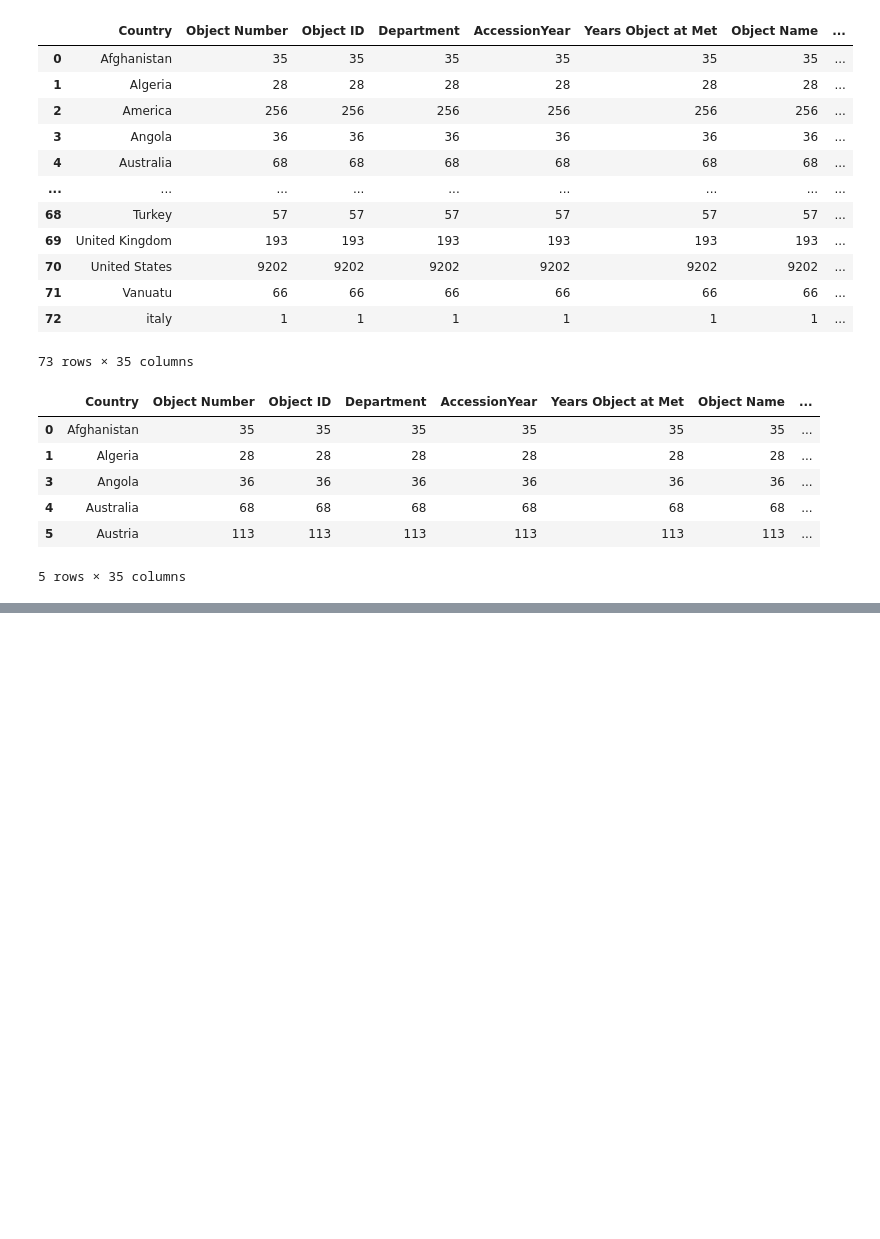
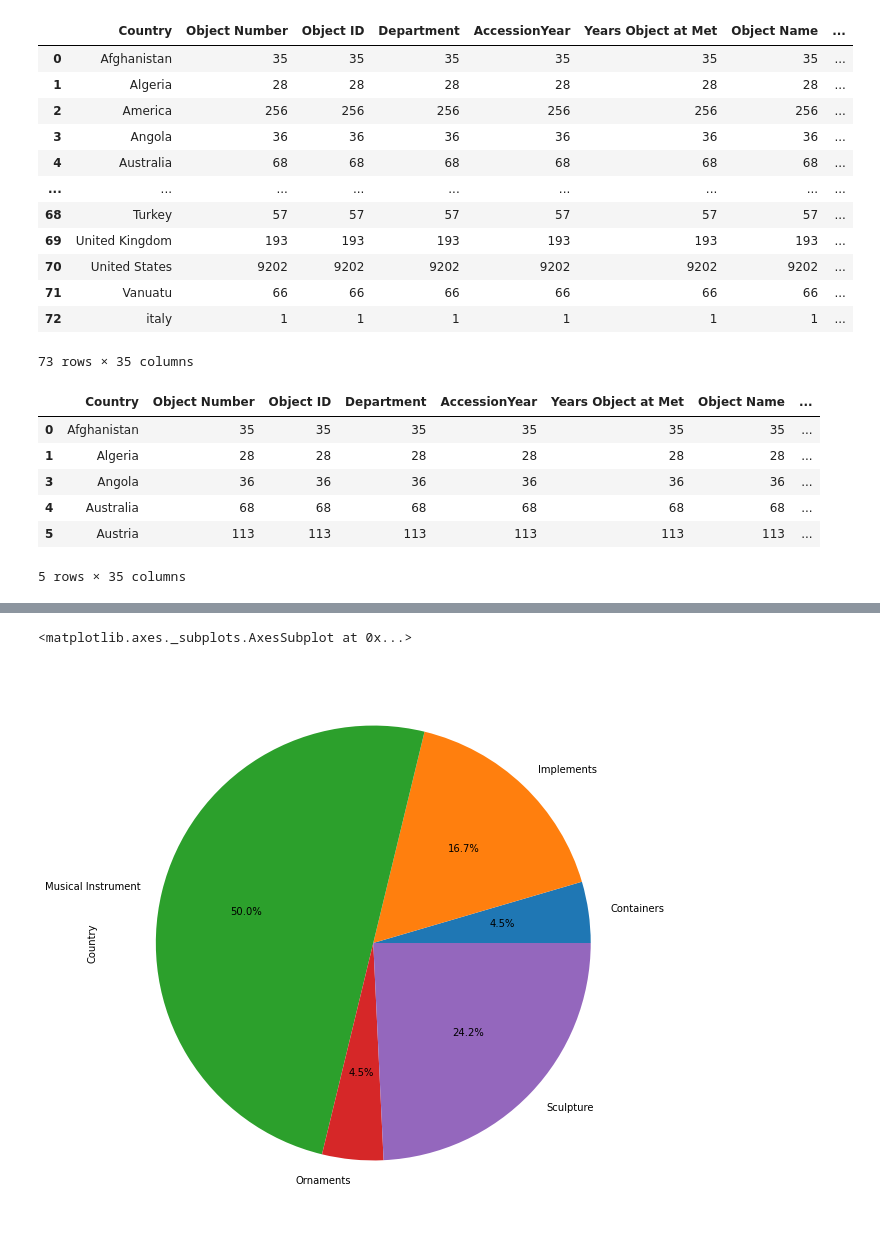
Before and after one commit to bjwlknsn/TheMetTeamProject, a Jupyter notebook: csv_review_data3.ipynb, the cells around one changed output, grey strips where cells are left out. Cells and saved outputs as stored; diff of their text form; code cells hidden in the pictures; blank space fills up the shorter version.

```diff
--- a/csv_review_data3.ipynb
+++ b/csv_review_data3.ipynb
@@ -331,5 +335,6 @@ fig
 #attempting to filter object type by counrty
 type_grp=object_df.groupby(['Country','Object Type'])
 type_grp_df=type_grp['Country'].count()#.nlargest(10, 'Object ID')
-type_grp_df
+country_obj_typ_df=pd.DataFrame(type_grp_df)
+country_obj_typ_df
 # %% [output]
@@ -348,0 +355,3 @@ Name: Country, Length: 556, dtype: int64
+# %%
+Vanuatu_obj=country_obj_typ_df['Country']['Vanuatu']
+Vanuatu_obj
@@ -348,0 +366,5 @@ Name: Country, Length: 556, dtype: int64
+# %%
+Vanuatu_obj.plot(kind='pie',autopct="%1.1f%%", figsize=(10,10))
+# %% [output]
+<matplotlib.axes._subplots.AxesSubplot at 0x...>
+[figure, added]
```
Also changed, not shown: parts of 7 cells of this notebook, 3 other files.
